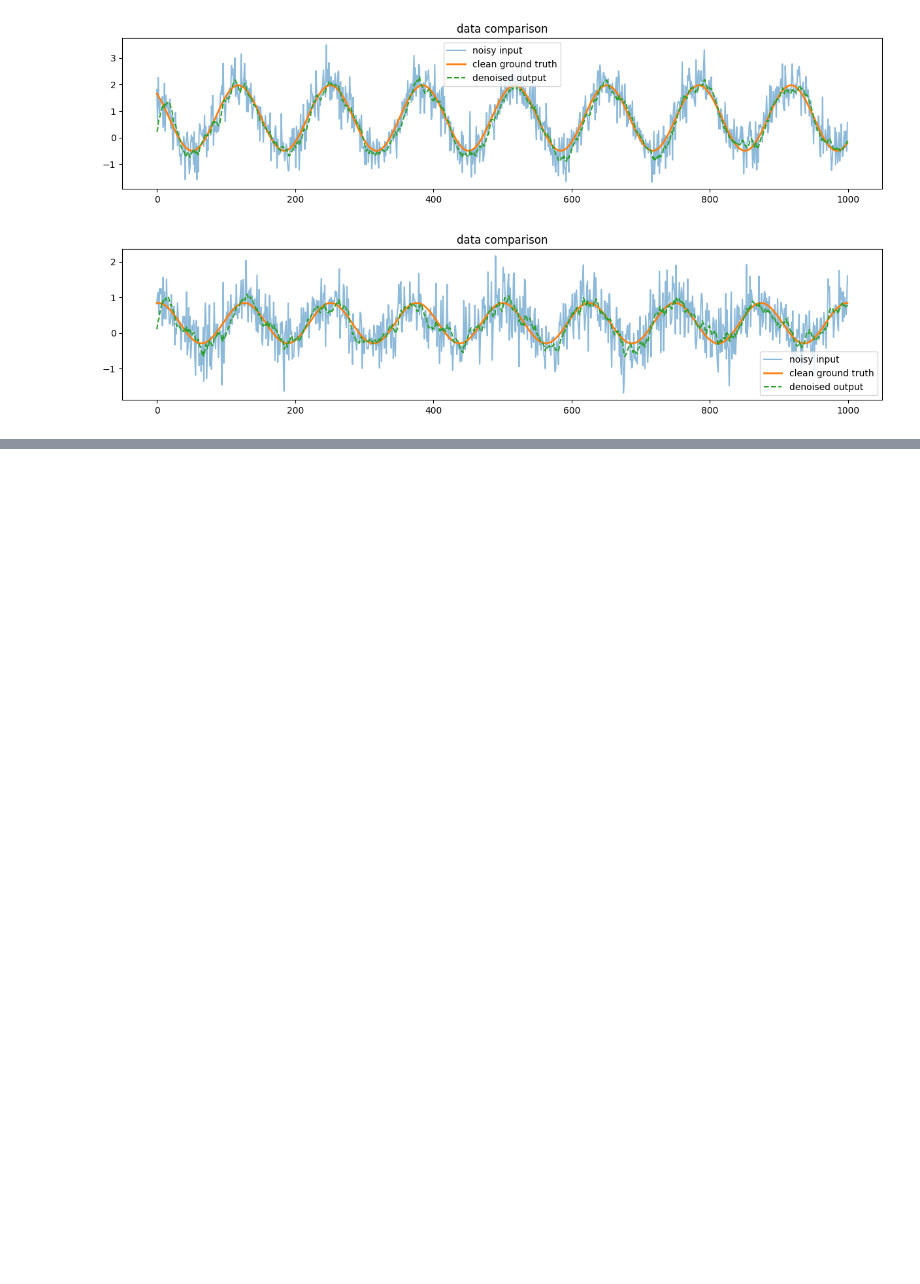
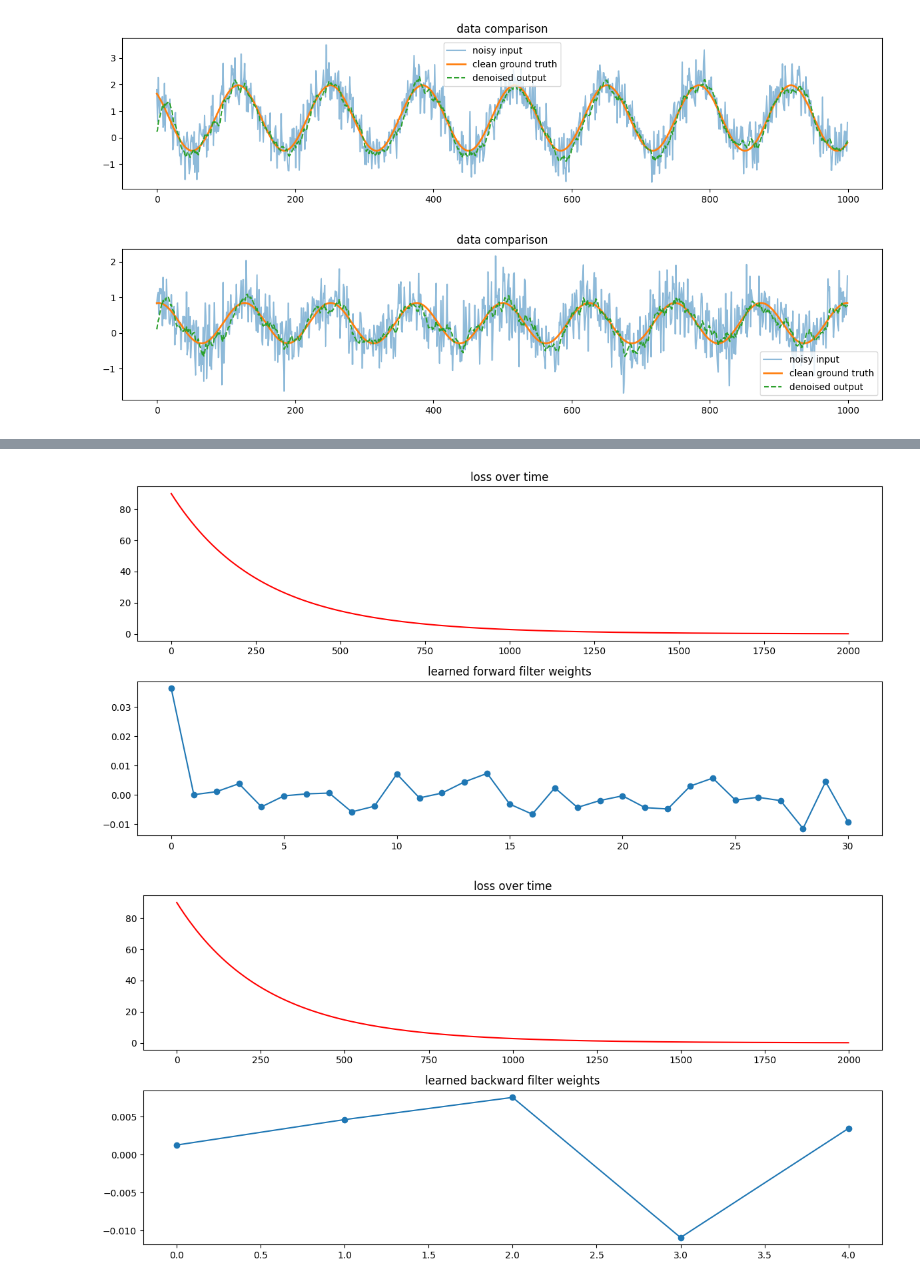
Before and after one commit to FardinHaque60/diff_dsp, a Jupyter notebook: experiments/iir_experiments.ipynb, the cells around one changed output, grey strips where cells are left out. Cells and saved outputs as stored; diff of their text form; code cells hidden in the pictures; blank space fills up the shorter version.

```diff
--- a/experiments/iir_experiments.ipynb
+++ b/experiments/iir_experiments.ipynb
@@ -126,0 +129,7 @@ for i in range(10):
+# %%
+from data_proc.parse_audio_data import parse_audio, save_audio
+
+N = 1000
+data = parse_audio("../data/clean/sample1.wav", "../data/noisy/noise1.wav")
+
+fwd_weights, back_weights, loss_hist = train_iir([data[0]], [data[1]], N, K=31, M=5, epochs=2000, BATCH_SIZE=1)
@@ -126,0 +188,6 @@ for i in range(10):
+# %%
+gen_plots(fwd_weights, loss_hist, "learned forward filter weights")
+gen_plots(back_weights, loss_hist, "learned backward filter weights")
+# %% [output]
+[figure, added]
+[figure, added]
```
Also changed, not shown: parts of 6 cells of this notebook, 6 other files.
